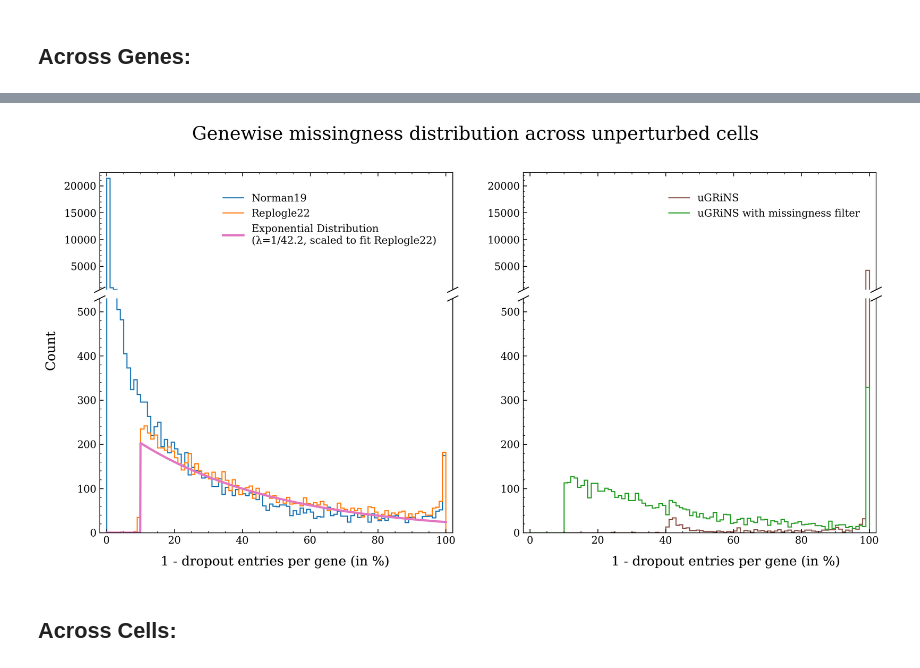
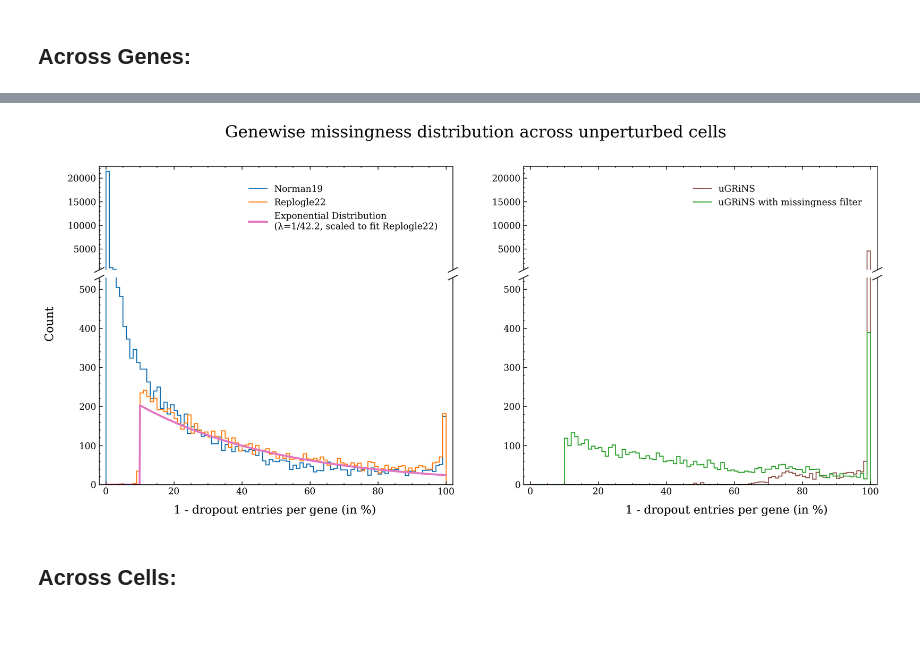
Before and after one commit to GeorgSommerer/bsc_thesis_pGRiNS, a Jupyter notebook: plot_stuff.ipynb, the cells around one changed output, grey strips where cells are left out. Drawn from its saved outputs; the diff is of its cells as text; code cells hidden in the pictures; blank space fills up the shorter version.

```diff
--- a/plot_stuff.ipynb
+++ b/plot_stuff.ipynb
@@ -58,3 +26,5 @@ prop_cycle = [c["color"] for c in list(mpl.rcParams["axes.prop_cycle"])]
+# %%
+prop_cycle = plotting_funs.set_mpl_attributes()
 # %% [markdown]
 # Import Data:
 # %%
@@ -68,2 +36,6 @@ replogle_data = replogle_data[replogle_data.obs["perturbation"]=="ctrl"]
+# %%
+grn_file = "KeggoRo"
 # %%
-grins_data_full = sc.read_h5ad("Data/Projects/KeggoRo/perturb_norm_ctrl_nm.h5ad")
+from Prep_Data import pgrins_prepare_output
+grins_data_full = pgrins_prepare_output.grins_racipe_to_adata(grn_file,f"Data/SimulResults_Racipe/{grn_file}/001/{grn_file}_steadystate_solutions_001",split_sinks=True)
+sc.pp.calculate_qc_metrics(grins_data_full,percent_top=[20],inplace=True,log1p=True)
@@ -70,2 +45,3 @@ grins_data_full = sc.read_h5ad("Data/Projects/KeggoRo/perturb_norm_ctrl_nm.h5ad"
 # %%
-grins_data = sc.read_h5ad("Data/Projects/KeggoRo/perturb_norm_ctrl_clustered.h5ad")
+grins_data = sc.read_h5ad(f"Data/Projects/{grn_file}/001/perturb_norm_ctrl.h5ad")
+#grins_data = grins_data[grins_data.obs["perturbation"]=="ctrl"]
@@ -145,5 +119,5 @@ plt.show()
 # %%
-fig, axs = plt.subplots(2, 2, sharex="col",figsize=(15,7),dpi=300,height_ratios=[1,2])
+fig, axs = plt.subplots(2, 2, sharex="col",figsize=(17,7),dpi=300,height_ratios=[1,2])
 fig.subplots_adjust(hspace=0.05)  # adjust space between Axes
 
 bins = 100
@@ -174,36 +148,36 @@ for j in range(2):
 
     else:
         ax1.stairs(grins_y,grins_x, label="uGRiNS",color=prop_cycle[5],lw=lw)
         ax2.stairs(grins_y,grins_x,color=prop_cycle[5],lw=lw)
 
         ax1.stairs(miss_grins_y,miss_grins_x, label="uGRiNS with missingness filter",color=prop_cycle[2],lw=lw)
         ax2.stairs(miss_grins_y,miss_grins_x,color=prop_cycle[2],lw=lw)
 
 
     ax2.set_ylim(0,530)
-    ax1.set_ylim(650,22500)
+    ax1.set_ylim(580,22500)
 
     ax1.spines.bottom.set_visible(False)
     ax2.spines.top.set_visible(False)
     ax1.xaxis.tick_top()
     ax1.tick_params(labeltop=False)  # don't put tick labels at the top
     ax2.xaxis.tick_bottom()
 
     d = .5  # proportion of vertical to horizontal extent of the slanted line
     kwargs = dict(marker=[(-1, -d), (1, d)], markersize=12,
                 linestyle="none", color='k', mec='k', mew=1, clip_on=False)
     ax1.plot([0, 1], [0, 0], transform=ax1.transAxes, **kwargs)
     ax2.plot([0, 1], [1, 1], transform=ax2.transAxes, **kwargs)
 
     fig.text(0.3, 0.04, '1 - dropout entries per gene (in %)', ha='center')
     fig.text(0.75, 0.04, '1 - dropout entries per gene (in %)', ha='center')
     fig.text(0.07, 0.5, 'Count', va='center', rotation='vertical')
     ax1.legend(loc="upper right",bbox_to_anchor=(0.98,0.9))
     plt.suptitle("Genewise missingness distribution across unperturbed cells")
-plt.savefig("Prep_Data/Plots/missingness_genewise.png")
+plt.savefig(f"Prep_Data/Plots/{grn_file}/missingness_genewise.png")
 plt.show()
 # %% [output]
-[figure, old version]
+[figure, new version]
 # %% [markdown]
 ## Across Cells:
 # %%
```
Also changed, not shown: parts of 22 cells of this notebook, 25 other files.
